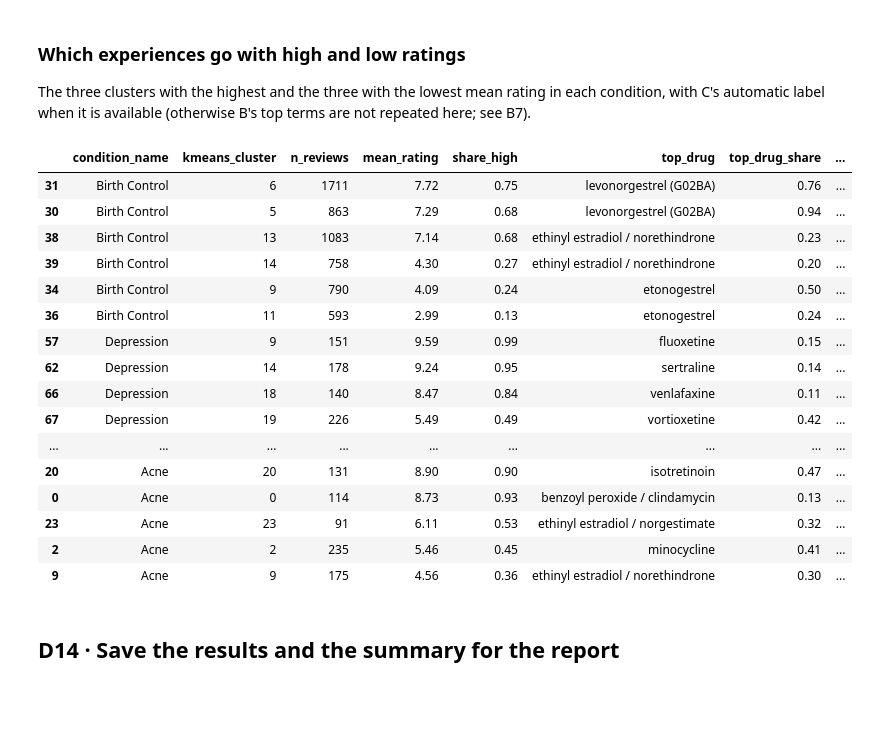
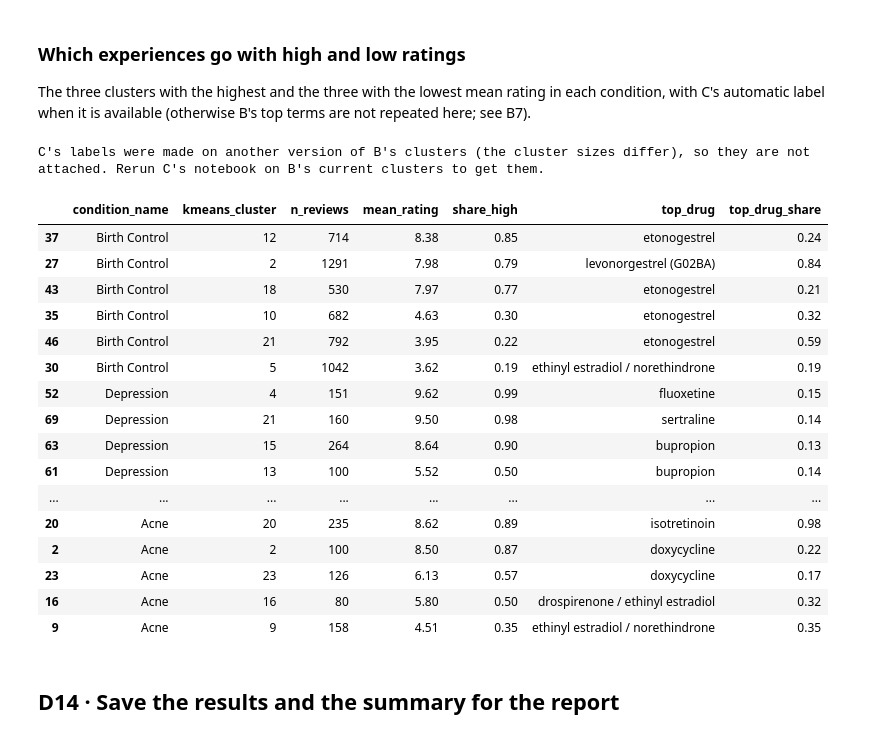
Before and after one commit to luccar-gh/ctfds-project, a Jupyter notebook: validation/validation.ipynb, the cells around one changed output. Drawn from its saved outputs; the diff is of its cells as text; code cells hidden in the pictures; blank space fills up the shorter version.

```diff
--- a/validation/validation.ipynb
+++ b/validation/validation.ipynb
@@ -696,38 +696,50 @@ The three clusters with the highest and the three with the lowest mean rating in
 # %%
 cluster_means = (reviews.groupby(['condition_name', 'kmeans_cluster'])
                  .agg(n_reviews=('review_id', 'size'), mean_rating=('rating', 'mean'),
                       share_high=('rating', lambda r: (r >= HIGH_RATING_MIN).mean()),
                       top_drug=('drug', lambda d: d.value_counts().index[0]),
                       top_drug_share=('drug', lambda d: d.value_counts(normalize=True).iloc[0]))
                  .reset_index())
 if cluster_labels_path is not None:
-    labels = pd.read_csv(cluster_labels_path)[['condition', 'cluster', 'label_final']]
-    cluster_means['condition'] = cluster_means['condition_name'].str.lower()
-    cluster_means = cluster_means.merge(labels, left_on=['condition', 'kmeans_cluster'], right_on=['condition', 'cluster'],
-                                        how='left').drop(columns=['condition', 'cluster'])
+    # C's labels belong to B's clusters only if C used the same clustering: compare the cluster sizes
+    labels = pd.read_csv(cluster_labels_path)
+    b_sizes = clusters.groupby(['condition_name', 'kmeans_cluster']).size().rename('n_b').reset_index()
+    b_sizes['condition'] = b_sizes['condition_name'].str.lower()
+    check = labels.merge(b_sizes, left_on=['condition', 'cluster'], right_on=['condition', 'kmeans_cluster'])
+    labels_match = len(check) == len(b_sizes) and bool((check['n_reviews'] == check['n_b']).all())
+    run_stats['c_labels_match_b_clusters'] = labels_match
+    if labels_match:
+        cluster_means['condition'] = cluster_means['condition_name'].str.lower()
+        cluster_means = cluster_means.merge(labels[['condition', 'cluster', 'label_final']],
+                                            left_on=['condition', 'kmeans_cluster'], right_on=['condition', 'cluster'],
+                                            how='left').drop(columns=['condition', 'cluster'])
+    else:
+        print("C's labels were made on another version of B's clusters (the cluster sizes differ), so they are not "
+              "attached. Rerun C's notebook on B's current clusters to get them.")
 extremes = []
 for condition in CONDITIONS:
     rows = cluster_means[cluster_means['condition_name'] == condition].sort_values('mean_rating', ascending=False)
     extremes += [rows.head(3), rows.tail(3)]
 pd.concat(extremes).round(2)
 # %% [output]
+C's labels were made on another version of B's clusters (the cluster sizes differ), so they are not attached. Rerun C's notebook on B's current clusters to get them.
-|  | condition_name | kmeans_cluster | n_reviews | mean_rating | share_high | top_drug | top_drug_share | ... |
-| 31 | Birth Control | 6 | 1711 | 7.72 | 0.75 | levonorgestrel (G02BA) | 0.76 | ... |
-| 30 | Birth Control | 5 | 863 | 7.29 | 0.68 | levonorgestrel (G02BA) | 0.94 | ... |
-| 38 | Birth Control | 13 | 1083 | 7.14 | 0.68 | ethinyl estradiol / norethindrone | 0.23 | ... |
-| 39 | Birth Control | 14 | 758 | 4.30 | 0.27 | ethinyl estradiol / norethindrone | 0.20 | ... |
-| 34 | Birth Control | 9 | 790 | 4.09 | 0.24 | etonogestrel | 0.50 | ... |
-| 36 | Birth Control | 11 | 593 | 2.99 | 0.13 | etonogestrel | 0.24 | ... |
-| 57 | Depression | 9 | 151 | 9.59 | 0.99 | fluoxetine | 0.15 | ... |
-| 62 | Depression | 14 | 178 | 9.24 | 0.95 | sertraline | 0.14 | ... |
-| 66 | Depression | 18 | 140 | 8.47 | 0.84 | venlafaxine | 0.11 | ... |
-| 67 | Depression | 19 | 226 | 5.49 | 0.49 | vortioxetine | 0.42 | ... |
-| ... | ... | ... | ... | ... | ... | ... | ... | ... |
-| 20 | Acne | 20 | 131 | 8.90 | 0.90 | isotretinoin | 0.47 | ... |
-| 0 | Acne | 0 | 114 | 8.73 | 0.93 | benzoyl peroxide / clindamycin | 0.13 | ... |
-| 23 | Acne | 23 | 91 | 6.11 | 0.53 | ethinyl estradiol / norgestimate | 0.32 | ... |
-| 2 | Acne | 2 | 235 | 5.46 | 0.45 | minocycline | 0.41 | ... |
-| 9 | Acne | 9 | 175 | 4.56 | 0.36 | ethinyl estradiol / norethindrone | 0.30 | ... |
+|  | condition_name | kmeans_cluster | n_reviews | mean_rating | share_high | top_drug | top_drug_share |
+| 37 | Birth Control | 12 | 714 | 8.38 | 0.85 | etonogestrel | 0.24 |
+| 27 | Birth Control | 2 | 1291 | 7.98 | 0.79 | levonorgestrel (G02BA) | 0.84 |
+| 43 | Birth Control | 18 | 530 | 7.97 | 0.77 | etonogestrel | 0.21 |
+| 35 | Birth Control | 10 | 682 | 4.63 | 0.30 | etonogestrel | 0.32 |
+| 46 | Birth Control | 21 | 792 | 3.95 | 0.22 | etonogestrel | 0.59 |
+| 30 | Birth Control | 5 | 1042 | 3.62 | 0.19 | ethinyl estradiol / norethindrone | 0.19 |
+| 52 | Depression | 4 | 151 | 9.62 | 0.99 | fluoxetine | 0.15 |
+| 69 | Depression | 21 | 160 | 9.50 | 0.98 | sertraline | 0.14 |
+| 63 | Depression | 15 | 264 | 8.64 | 0.90 | bupropion | 0.13 |
+| 61 | Depression | 13 | 100 | 5.52 | 0.50 | bupropion | 0.14 |
+| ... | ... | ... | ... | ... | ... | ... | ... |
+| 20 | Acne | 20 | 235 | 8.62 | 0.89 | isotretinoin | 0.98 |
+| 2 | Acne | 2 | 100 | 8.50 | 0.87 | doxycycline | 0.22 |
+| 23 | Acne | 23 | 126 | 6.13 | 0.57 | doxycycline | 0.17 |
+| 16 | Acne | 16 | 80 | 5.80 | 0.50 | drospirenone / ethinyl estradiol | 0.32 |
+| 9 | Acne | 9 | 158 | 4.51 | 0.35 | ethinyl estradiol / norethindrone | 0.35 |
 # %% [markdown]
 ## D14 · Save the results and the summary for the report
 # %%
```
Also changed, not shown: parts of 6 cells of this notebook, 24 other files.
